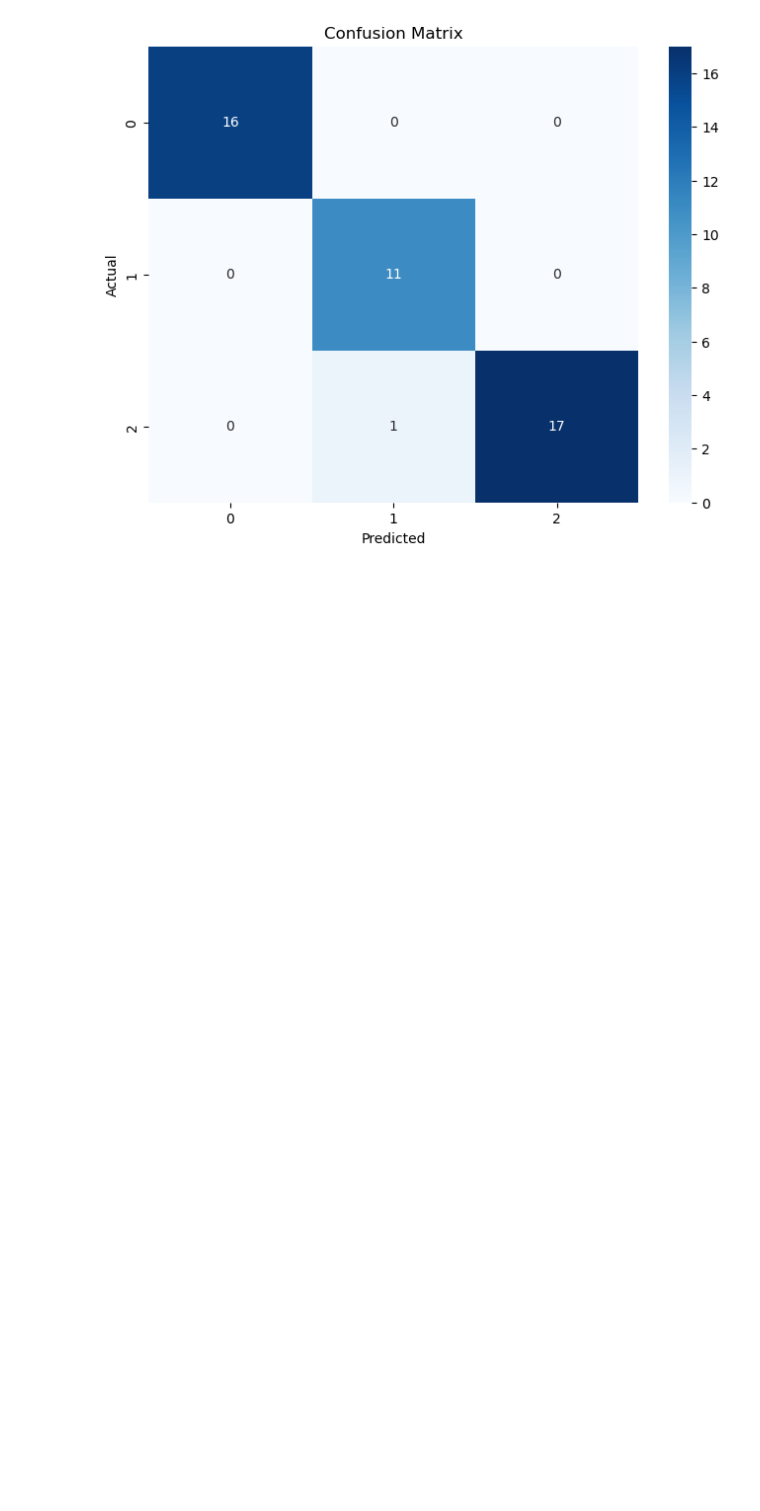
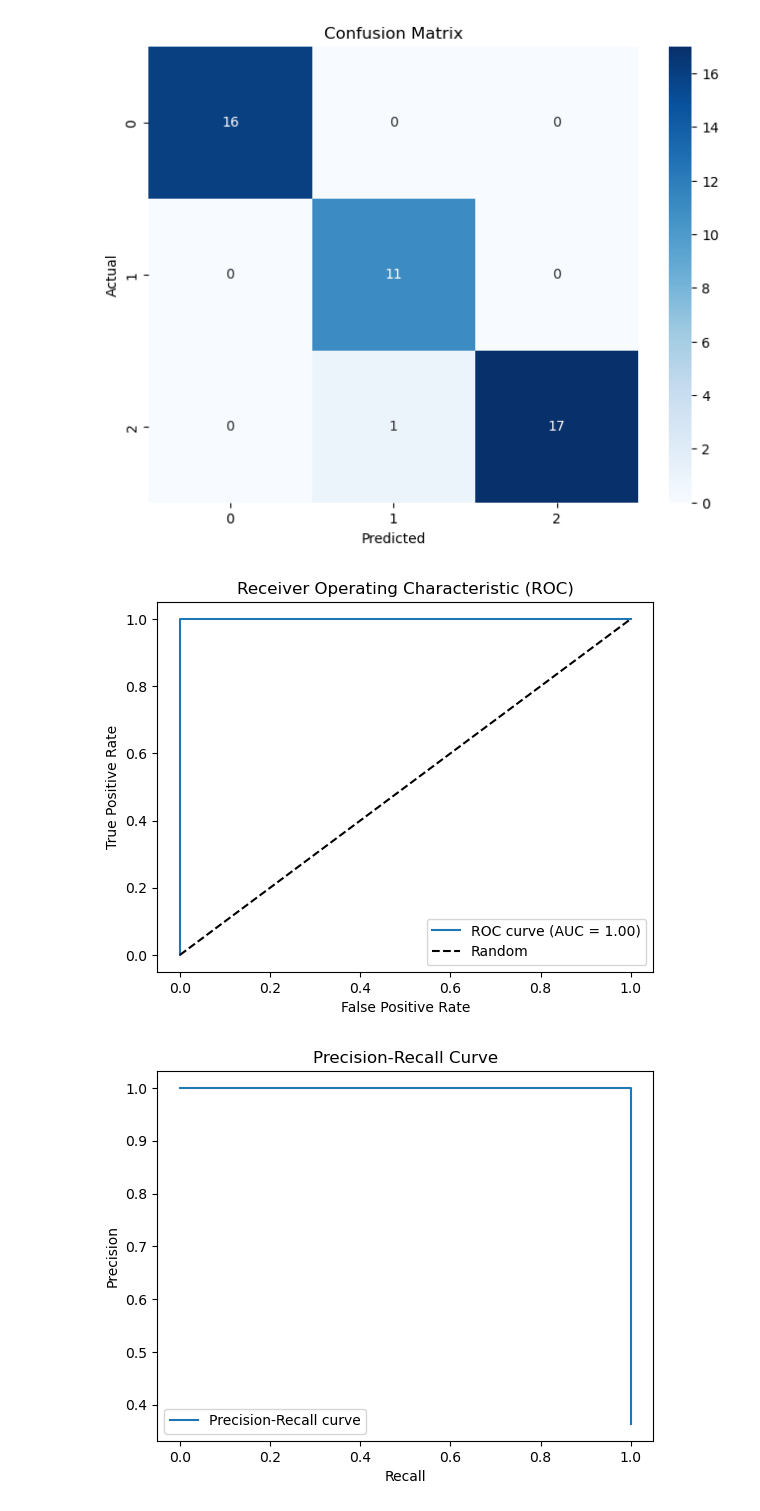
Before and after one commit to Vukkisa/AI-ML, a Jupyter notebook: day1_first_ml_model.ipynb, the cells around one changed output. Drawn from its saved outputs; the diff is of its cells as text; code cells hidden in the pictures; blank space fills up the shorter version.

```diff
--- a/day1_first_ml_model.ipynb
+++ b/day1_first_ml_model.ipynb
@@ -74,0 +128,64 @@ plt.show()
+# %%
+import numpy as np
+import matplotlib.pyplot as plt
+from sklearn.datasets import load_iris
+from sklearn.model_selection import train_test_split, learning_curve
+from sklearn.linear_model import LogisticRegression
+from sklearn.metrics import roc_curve, auc, precision_recall_curve
+
+# Load the dataset
+iris = load_iris()
+X = iris.data
+Y = (iris.target == 0).astype(int)  # Binary classification: setosa (1) vs not (0)
+
+# Split into train/test sets
+X_train, X_test, Y_train, Y_test = train_test_split(
+    X, Y, test_size=0.22, random_state=42
+)
+
+# Train logistic regression
+model = LogisticRegression(max_iter=200)
+model.fit(X_train, Y_train)
+
+# Predict probabilities & classes
+probs = model.predict_proba(X_test)[:, 1]  # Probabilities for setosa
+Y_pred = model.predict(X_test)
+
+# 1. ROC Curve
+fpr, tpr, _ = roc_curve(Y_test, probs)
+roc_auc = auc(fpr, tpr)
+plt.figure()
+plt.plot(fpr, tpr, label=f'ROC curve (AUC = {roc_auc:.2f})')
+plt.plot([0, 1], [0, 1], 'k--', label='Random')
+plt.xlabel('False Positive Rate')
+plt.ylabel('True Positive Rate')
+plt.title('Receiver Operating Characteristic (ROC)')
+plt.legend(loc='lower right')
+plt.show()
+
+# 2. Precision-Recall Curve
+precision, recall, _ = precision_recall_curve(Y_test, probs)
+plt.figure()
+plt.plot(recall, precision, label='Precision-Recall curve')
+plt.xlabel('Recall')
+plt.ylabel('Precision')
+plt.title('Precision-Recall Curve')
+plt.legend()
+plt.show()
+
+# 3. Learning Curve
+train_sizes, train_scores, test_scores = learning_curve(
+    model, X, Y, cv=5, scoring='accuracy', n_jobs=-1,
+    train_sizes=np.linspace(0.1, 1.0, 5)
+)
+plt.figure()
+plt.plot(train_sizes, train_scores.mean(axis=1), 'o-', label='Training score')
+plt.plot(train_sizes, test_scores.mean(axis=1), 'o-', label='Cross-validation score')
+plt.xlabel('Training examples')
+plt.ylabel('Score')
+plt.title('Learning Curve')
+plt.legend(loc='best')
+plt.show()
+# %% [output]
+[figure, added]
+[figure, added]
```
Also changed, not shown: parts of 5 cells of this notebook, 2 other files.
